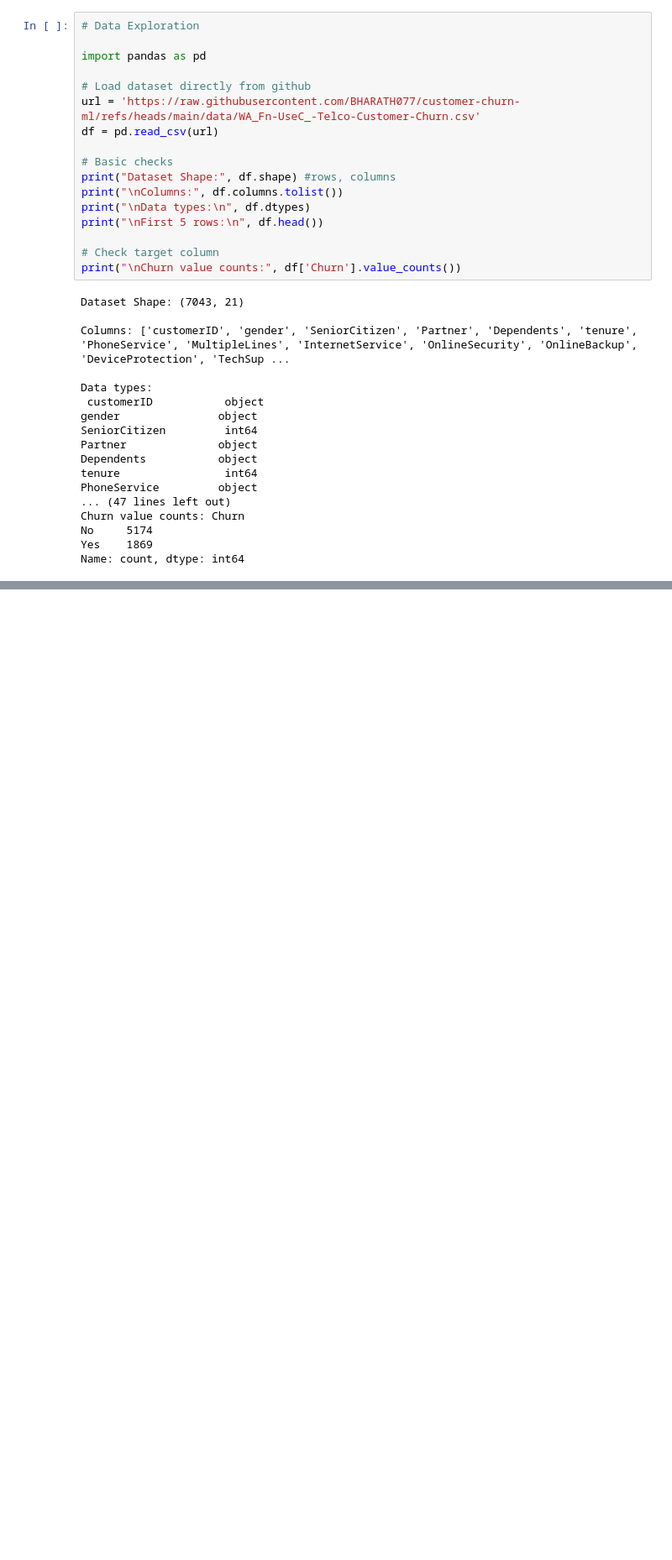
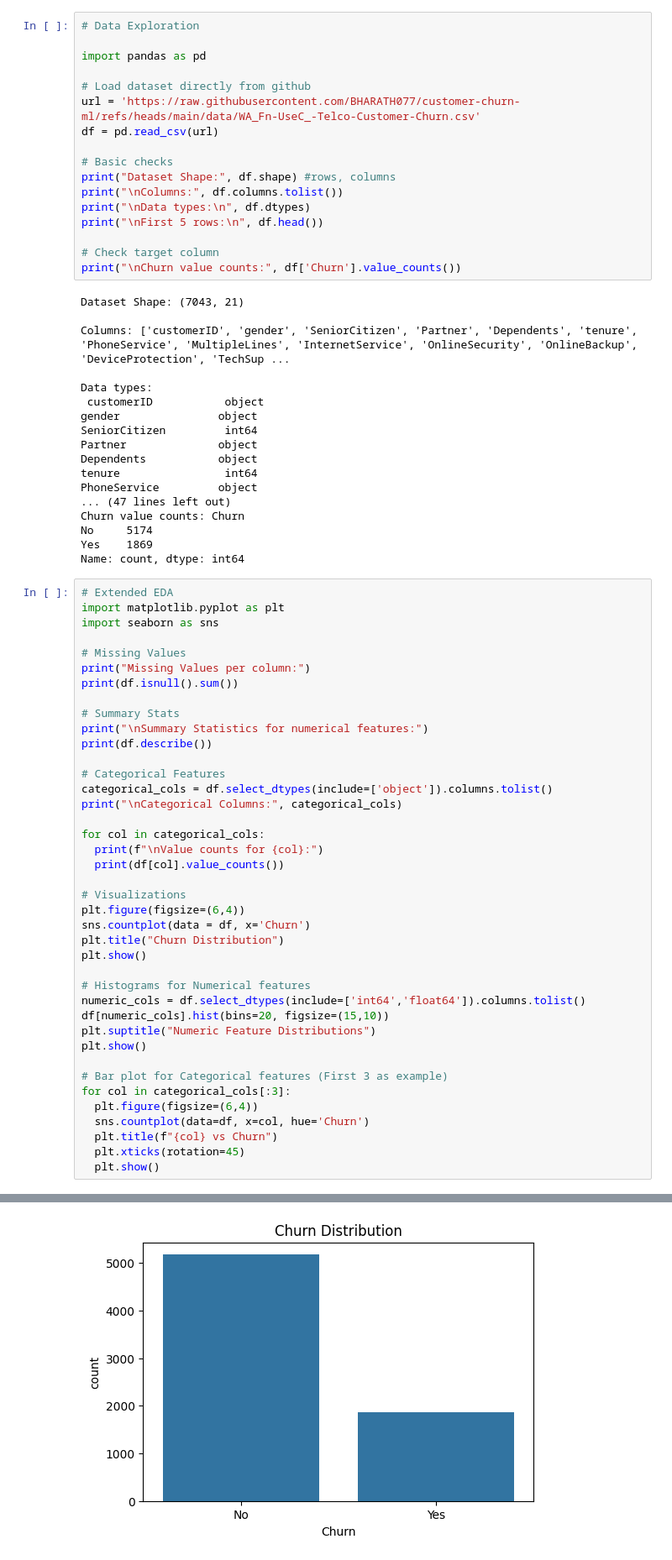
Before and after one commit to BHARATH077/customer-churn-ml, a Jupyter notebook: notebooks/01_data_exploration.ipynb, the cells around one changed output, grey strips where cells are left out. Shown: that part at 84% size. Drawn from its saved outputs; the diff is of its cells as text; blank space fills up the shorter version.

Commit message:
Extended EDA: missing values, summary stats, plots

```diff
--- a/notebooks/01_data_exploration.ipynb
+++ b/notebooks/01_data_exploration.ipynb
@@ -35,3 +35,44 @@ Churn value counts: Churn
 No     5174
 Yes    1869
 Name: count, dtype: int64
+# %%
+# Extended EDA
+import matplotlib.pyplot as plt
+import seaborn as sns
+
+# Missing Values
+print("Missing Values per column:")
+print(df.isnull().sum())
+
+# Summary Stats
+print("\nSummary Statistics for numerical features:")
+print(df.describe())
+
+# Categorical Features
+categorical_cols = df.select_dtypes(include=['object']).columns.tolist()
+print("\nCategorical Columns:", categorical_cols)
+
+for col in categorical_cols:
+  print(f"\nValue counts for {col}:")
+  print(df[col].value_counts())
+
+# Visualizations
+plt.figure(figsize=(6,4))
+sns.countplot(data = df, x='Churn')
+plt.title("Churn Distribution")
+plt.show()
+
+# Histograms for Numerical features
+numeric_cols = df.select_dtypes(include=['int64','float64']).columns.tolist()
+df[numeric_cols].hist(bins=20, figsize=(15,10))
+plt.suptitle("Numeric Feature Distributions")
+plt.show()
+
+# Bar plot for Categorical features (First 3 as example)
+for col in categorical_cols[:3]:
+  plt.figure(figsize=(6,4))
+  sns.countplot(data=df, x=col, hue='Churn')
+  plt.title(f"{col} vs Churn")
+  plt.xticks(rotation=45)
+  plt.show()
+# %% [output]
@@ -37,0 +96 @@ Name: count, dtype: int64
+[figure, added]
```
Also changed, not shown: parts of 1 cell of this notebook.
